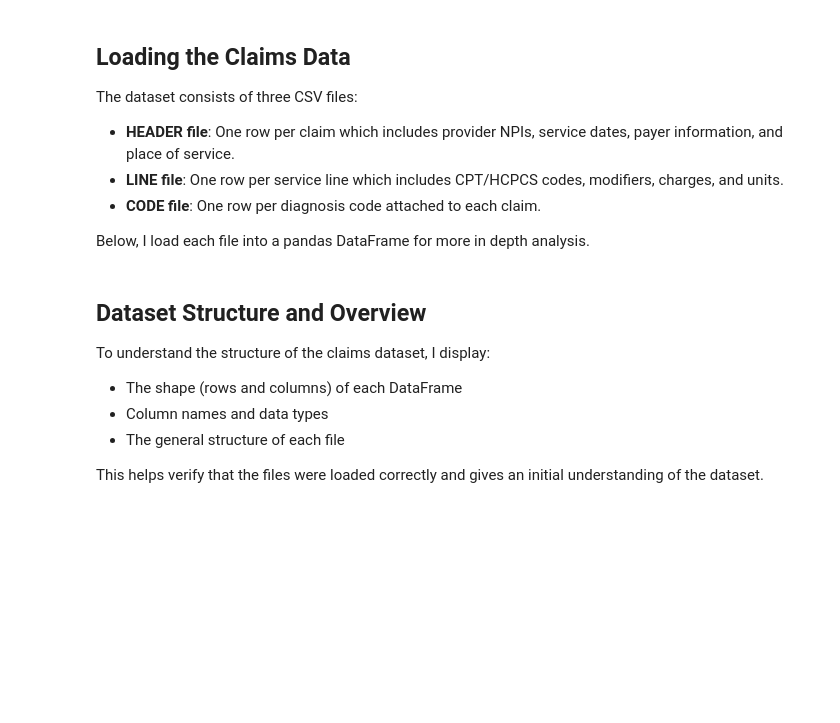
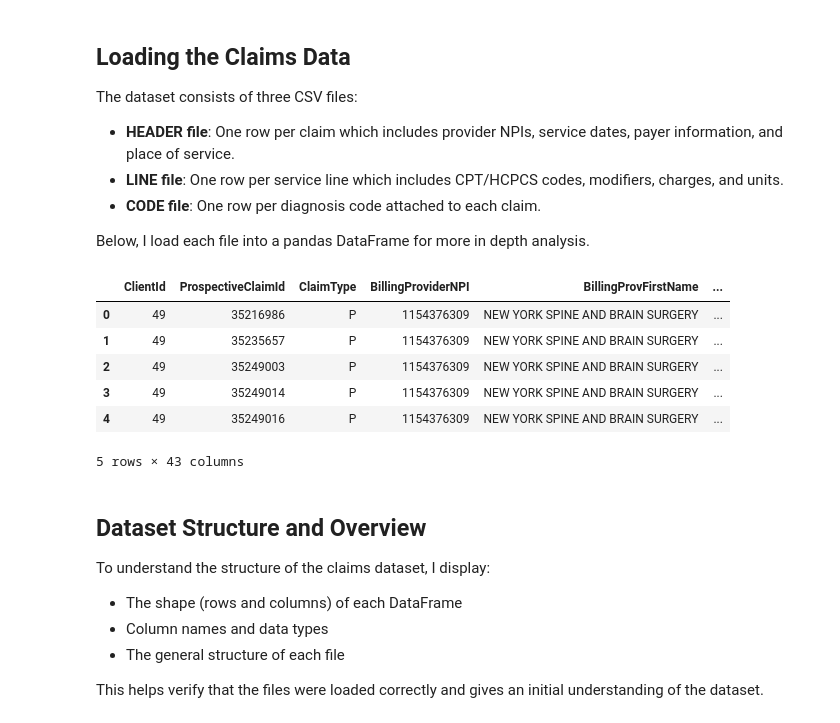
Before and after one commit to ezzahasad/claims-analysis, a Jupyter notebook: notebooks/claims_analysis.ipynb, the cells around one changed output. Saved outputs shown, nothing was run; the diff lists cells and outputs as text; code cells hidden in the pictures; blank space fills up the shorter version.

```diff
--- a/notebooks/claims_analysis.ipynb
+++ b/notebooks/claims_analysis.ipynb
@@ -26,6 +26,16 @@ code_path = "../data/STONYBRK_20240531_CODE.csv"
 df_header = pd.read_csv(header_path)
 df_line = pd.read_csv(line_path)
 df_code = pd.read_csv(code_path)
+# %%
+df_header.head()
+# %% [output]
+|  | ClientId | ProspectiveClaimId | ClaimType | BillingProviderNPI | BillingProvFirstName | ... |
+| 0 | 49 | 35216986 | P | 1154376309 | NEW YORK SPINE AND BRAIN SURGERY | ... |
+| 1 | 49 | 35235657 | P | 1154376309 | NEW YORK SPINE AND BRAIN SURGERY | ... |
+| 2 | 49 | 35249003 | P | 1154376309 | NEW YORK SPINE AND BRAIN SURGERY | ... |
+| 3 | 49 | 35249014 | P | 1154376309 | NEW YORK SPINE AND BRAIN SURGERY | ... |
+| 4 | 49 | 35249016 | P | 1154376309 | NEW YORK SPINE AND BRAIN SURGERY | ... |
+5 rows × 43 columns
 # %% [markdown]
 ## Dataset Structure and Overview
 
```
Also changed, not shown: parts of 4 cells of this notebook.
